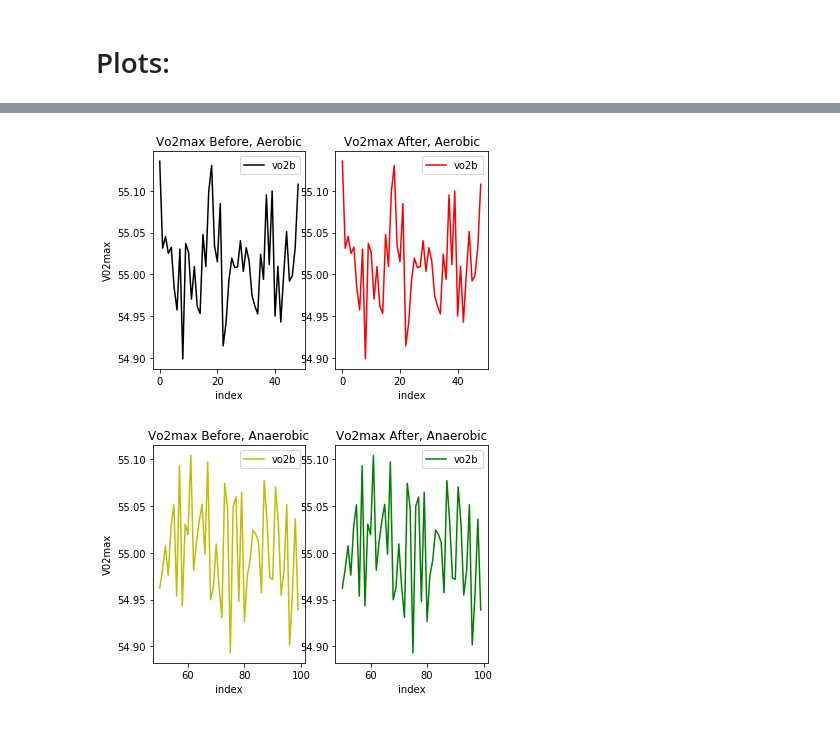
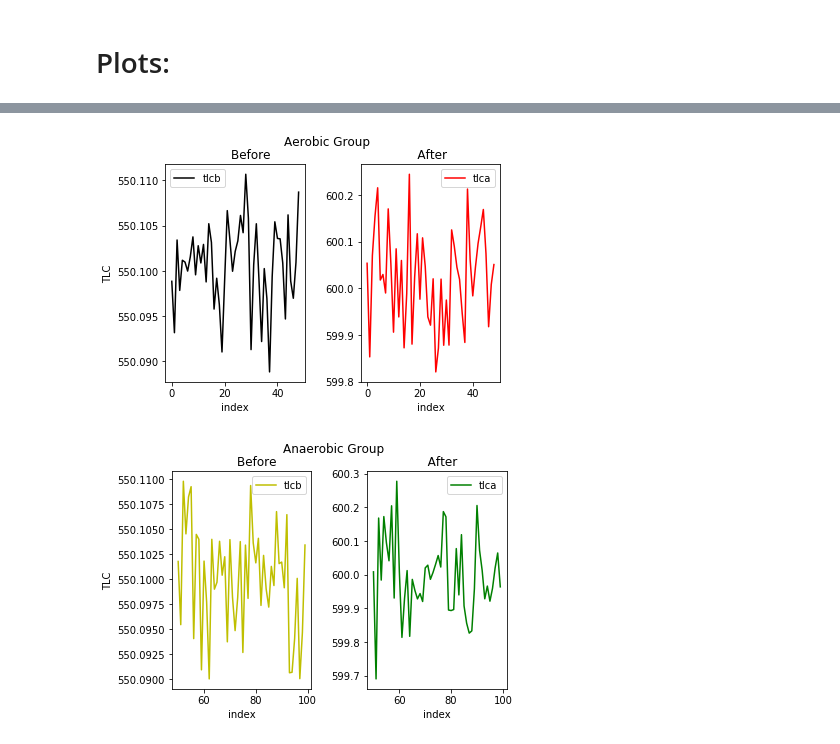
Before and after one commit to dewaledr/PDAproject, a Jupyter notebook: PDAfinalproject.ipynb, the cells around one changed output, grey strips where cells are left out. Cells and saved outputs as stored; diff of their text form; code cells hidden in the pictures.

```diff
--- a/PDAfinalproject.ipynb
+++ b/PDAfinalproject.ipynb
@@ -169,80 +373,53 @@ myData[50:].describe()
 # %%
 import matplotlib.pyplot as plt
-#from matplotlib.dates import date2num , DateFormatter
-#import datetime as dt
 
-# Scale for Charting
-vo2Datab = myData['vo2b']
-vo2Dataa = myData['vo2a']
+# Scale data for plotting
+tlcDatab = myData['tlcb']/10
+tlcDataa = myData['tlca']/10
 
-#plt.subplot(1, 3, 1)
-#plt.subplot(1, 3, 2)
-#plt.subplot(1, 3, 3)
+#print(tlcDataa)
 
-##plt.title("Population Dataset plot")
-##Before  Row 1, col 1 = 1 of 2
-#plt.subplot(1, 2, 1)
-#plt.xlabel("index")
-#plt.ylabel("V02max")
-#myData[1].plot(color='k')
-#plt.legend()
-
-## After - Row 1, col 2 = 2 of 2
-#plt.subplot(1, 2, 2)
-#myData[2].plot(color='r')
-#plt.legend()
-
+#print(tlcDatab)
 plt.subplot(1, 2, 1)
-plt.title("Vo2max Before, Aerobic")
+plt.title("        Before")
 #Before  Row 1, col 1 = 1 of 2
 #Before  Row 1, col 1 = 1 of 2
 plt.xlabel("index")
-plt.ylabel("V02max")
-#myData['vo2b'][:49].plot(color='k')
-vo2Datab[:49].plot(color='k')
-#myData[1].plot()
+plt.ylabel("TLC")
+
+tlcDatab[:49].plot(color='k')
 plt.legend()
 
 # After - Row 1, col 2 = 2 of 2
 plt.subplot(1, 2, 2)
-plt.title("Vo2max After, Aerobic")
+
+plt.title("     After    ")
 plt.xlabel("index")
-vo2Datab[:49].plot(color='r')
+tlcDataa[:49].plot(color='r')
 plt.legend()
 #x = np.random.uniform(-3.0, 3.0, 10000)
+plt.suptitle('Aerobic Group')
+plt.subplots_adjust(left=None, bottom=None, right=None, top=None, wspace=0.4, hspace=0.4)
 plt.show()
 
 ##===
-#plt.plot(x, y + noise, 'r.', label="Actual")
-#plt.plot(x, y, 'b-', label="Model")
+
 plt.subplot(1, 2, 1)
-plt.title("Vo2max Before, Anaerobic")
+plt.title("        Before")
 plt.xlabel("index")
-plt.ylabel("V02max")
-vo2Datab[50:].plot(color='y')
+plt.ylabel("TLC")
+tlcDatab[50:].plot(color='y')
 plt.legend()
 
 # After - Row 1, col 2 = 2 of 2
 plt.subplot(1, 2, 2)
-plt.title("Vo2max After, Anaerobic")
+plt.title("   After")
 plt.xlabel("index")
-vo2Datab[50:].plot(color='g')
+tlcDataa[50:].plot(color='g')
 plt.legend()
-
+plt.suptitle('Anaerobic Group')
+plt.subplots_adjust(left=None, bottom=None, right=None, top=None, wspace=0.4, hspace=0.4)
 plt.show()
-
-#plt.show()
-#myData[2].plot()
-#plt.show()
-#myData[1][:49].plot()
-#plt.show()
-#myData[2][:40].plot()
-#plt.show()
-#myData[1][50:].plot()
-#plt.show()
-#myData[2][50:].plot()
-#plt.gcf().autofmt_xdate()
-#plt.show()
 # %% [output]
-[figure, old version]
+[figure, new version]
-[figure, old version]
+[figure, new version]
```
Also changed, not shown: parts of 17 cells of this notebook.
